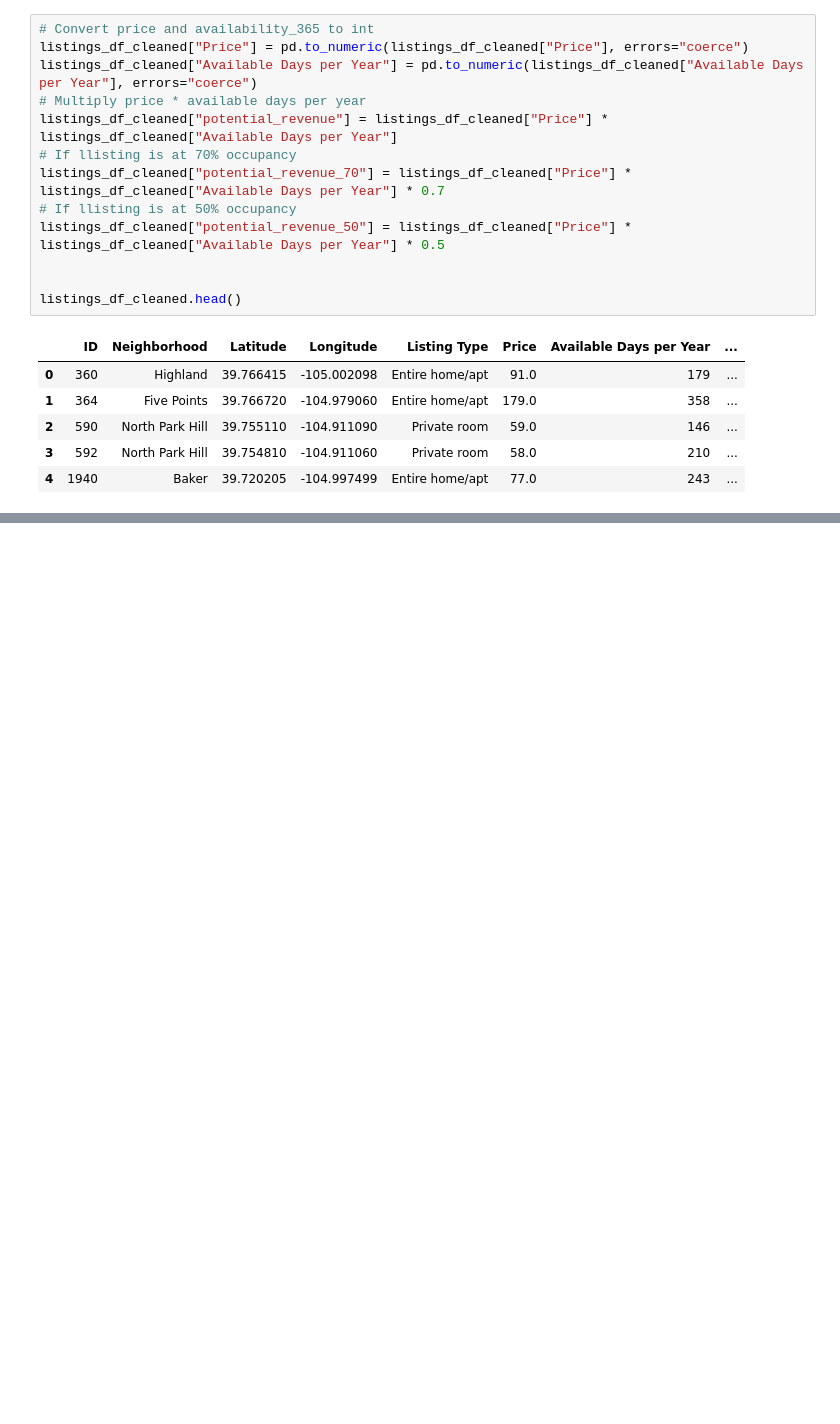
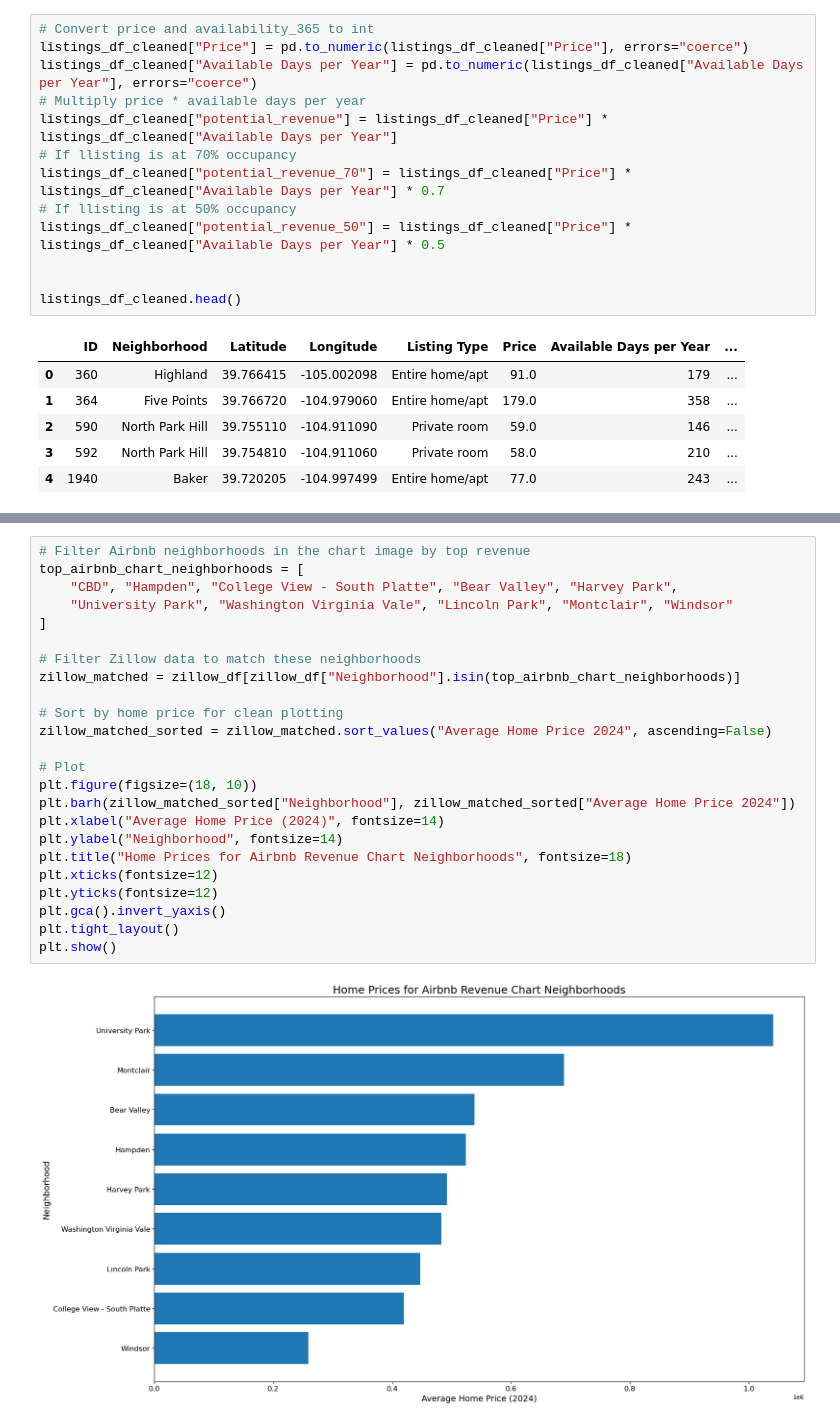
Before and after one commit to kanchanratan1980/Project-5_Group-3, a Jupyter notebook: airbnb.ipynb, the cells around one changed output, grey strips where cells are left out. Saved outputs shown, nothing was run; the diff lists cells and outputs as text; blank space fills up the shorter version.

```diff
--- a/airbnb.ipynb
+++ b/airbnb.ipynb
@@ -222,0 +275,26 @@ plt.show()
+# %%
+# Filter Airbnb neighborhoods in the chart image by top revenue
+top_airbnb_chart_neighborhoods = [
+    "CBD", "Hampden", "College View - South Platte", "Bear Valley", "Harvey Park",
+    "University Park", "Washington Virginia Vale", "Lincoln Park", "Montclair", "Windsor"
+]
+
+# Filter Zillow data to match these neighborhoods
+zillow_matched = zillow_df[zillow_df["Neighborhood"].isin(top_airbnb_chart_neighborhoods)]
+
+# Sort by home price for clean plotting
+zillow_matched_sorted = zillow_matched.sort_values("Average Home Price 2024", ascending=False)
+
+# Plot
+plt.figure(figsize=(18, 10))
+plt.barh(zillow_matched_sorted["Neighborhood"], zillow_matched_sorted["Average Home Price 2024"])
+plt.xlabel("Average Home Price (2024)", fontsize=14)
+plt.ylabel("Neighborhood", fontsize=14)
+plt.title("Home Prices for Airbnb Revenue Chart Neighborhoods", fontsize=18)
+plt.xticks(fontsize=12)
+plt.yticks(fontsize=12)
+plt.gca().invert_yaxis()
+plt.tight_layout()
+plt.show()
+# %% [output]
+[figure, added]
```
Also changed, not shown: parts of 10 cells of this notebook.
